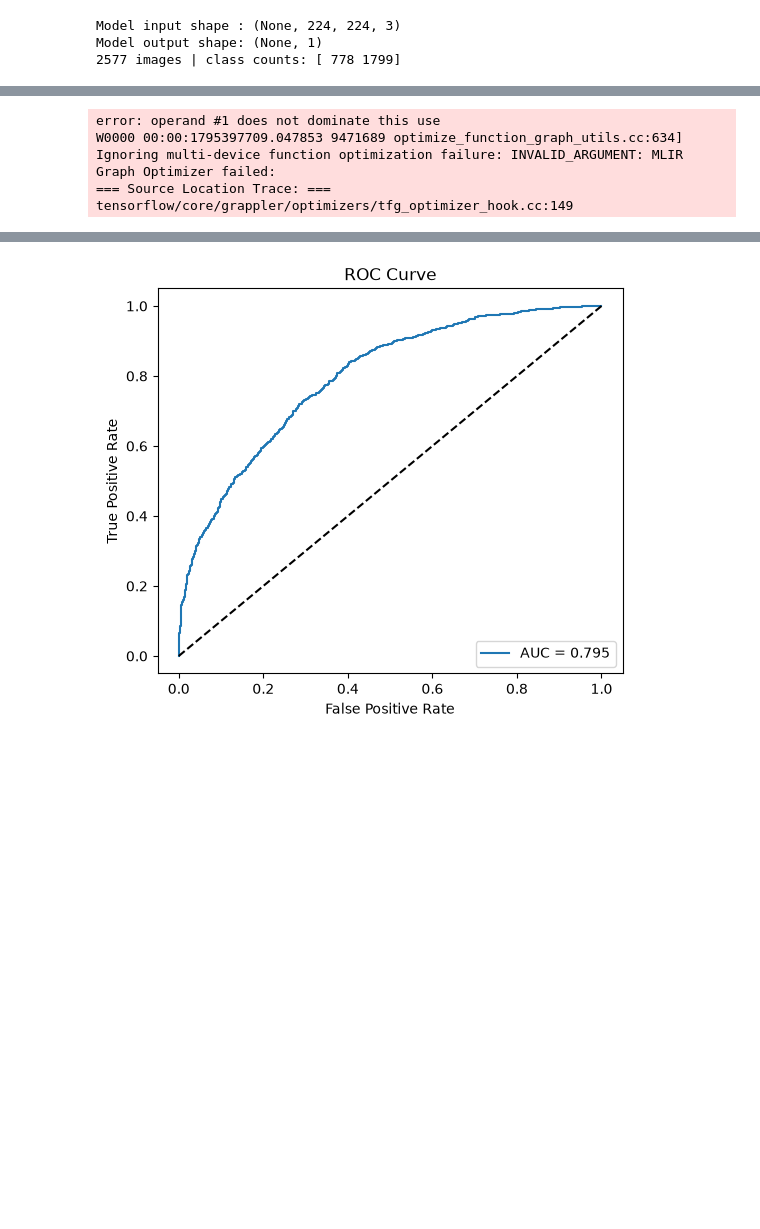
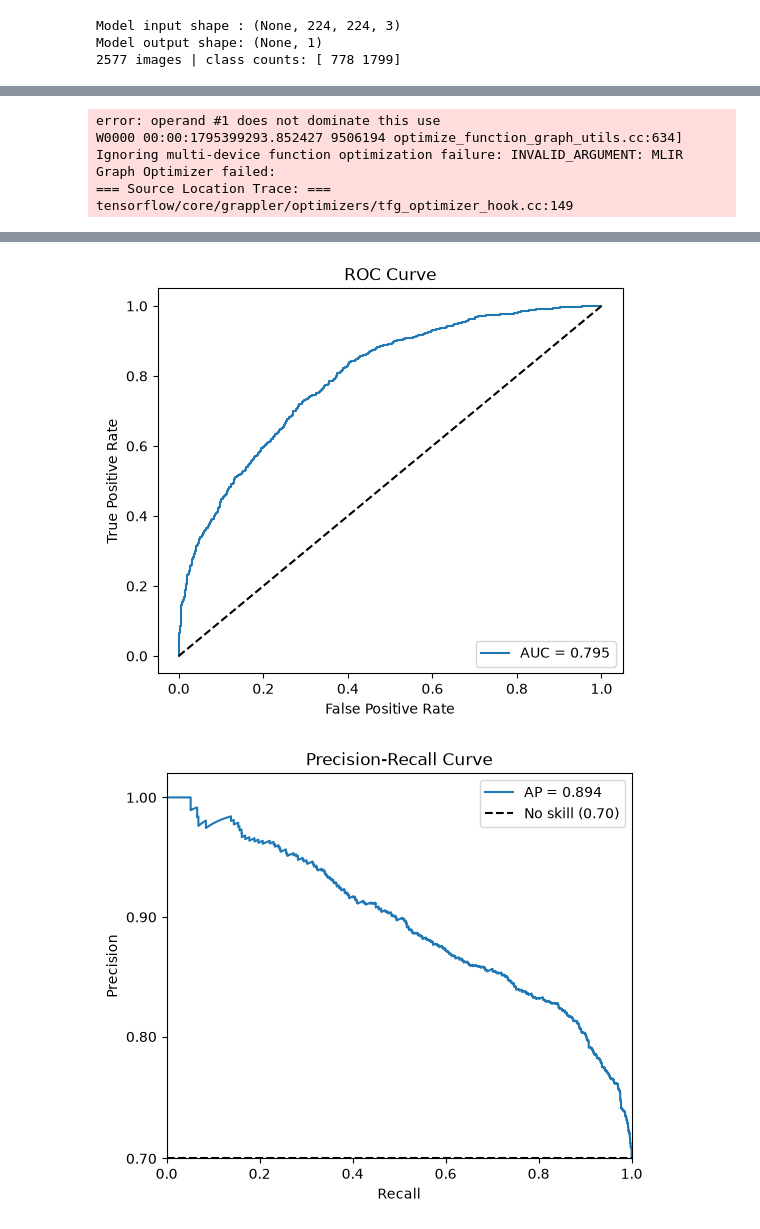
Before and after one commit to gusrutl/BMME575, a Jupyter notebook: notebooks/model_results.ipynb, the cells around one changed output, grey strips where cells are left out. Cells and saved outputs as stored; diff of their text form; code cells hidden in the pictures; blank space fills up the shorter version.

Commit message:
Added precision recall and confusion matrix functionality to model_results.ipynb

```diff
--- a/notebooks/model_results.ipynb
+++ b/notebooks/model_results.ipynb
@@ -48,7 +50,7 @@ def model_metrics(model_path, csv_path, batch_size=18, threshold=0.5):
     prec = precision_score(y_true, y_pred, zero_division=0)
     rec = recall_score(y_true, y_pred, zero_division=0)
     f1 = f1_score(y_true, y_pred, zero_division=0)
-    auc = roc_auc_score(y_true, y_score)
+    auc = roc_auc_score(y_true, y_prob)
 
     # classification report and confusion matrix
     cls_report = classification_report(y_true, y_pred, zero_division=0)
@@ -68,13 +70,37 @@ def model_metrics(model_path, csv_path, batch_size=18, threshold=0.5):
     plt.legend(loc='lower right')
     plt.show()
 
-    results = pd.DataFrame({'Metric': ['Accuracy', 'Precision', 'Recall', 'F1-score', 'ROC-AUC'],
-                            'Value': [acc, prec, rec, f1, auc]})
+    # precision-recall curve with the no-skill baseline as the bottom of the y-axis
+    precision_curve, recall_curve, _ = precision_recall_curve(y_true, y_prob)
+    ap = average_precision_score(y_true, y_prob)
+    baseline = y_true.mean()
 
-    return results, conf_mat, cls_report
+    fig, ax = plt.subplots(figsize=(6, 5))
+    ax.plot(recall_curve, precision_curve, label=f'AP = {ap:.3f}')
+    ax.axhline(baseline, color='k', linestyle='--', label=f'No skill ({baseline:.2f})')
+    ax.set_xlabel('Recall')
+    ax.set_ylabel('Precision')
+    ax.set_title('Precision-Recall Curve')
+    ax.set_xlim(0, 1)
+    ax.set_ylim(baseline, 1.02)
+
+    # baseline tick + round ticks, skipping any that sit too close to the baseline
+    round_ticks = [t for t in np.arange(0.1, 1.01, 0.1) if t - baseline > 0.03]
+    ax.set_yticks([baseline] + round_ticks)
+    ax.yaxis.set_major_formatter(FormatStrFormatter('%.2f'))
+
+    ax.legend(loc='upper right')
+    plt.show()
+
+    results = pd.DataFrame({'Metric': ['Accuracy', 'Precision', 'Recall', 'F1-score', 'ROC-AUC', 'Avg Precision'],
+                            'Value': [acc, prec, rec, f1, auc, ap]})
+
+    return results, conf_mat, cls_report, y_true, y_prob
 # %%
-nonGWO_results = model_metrics(model_path='../output/nonGWO_model.keras', csv_path='../working/test.csv')
-# GWO_results = model_metrics(model_path='../output/GWO_model.keras', csv_path='../working/test.csv')
+nonGWO_results, nonGWO_confusionmatrix, nonGWO_clsreport, nonGWO_ytrue, nonGWO_yprob = model_metrics(
+    model_path='../output/nonGWO_model.keras', csv_path='../working/test.csv')
+# GWO_results, GWO_confusionmatrix, GWO_clsreport, GWO_ytrue, GWO_yprob = model_metrics(
+#     model_path='../output/GWO_model.keras', csv_path='../working/test.csv')
 # %% [output]
 Model input shape : (None, 224, 224, 3)
 Model output shape: (None, 1)
@@ -87,4 +114,4 @@ tensorflow/core/grappler/optimizers/tfg_optimizer_hook.cc:149
 error: operand #1 does not dominate this use
-W0000 00:00:1795397709.047853 9471689 optimize_function_graph_utils.cc:634] Ignoring multi-device function optimization failure: INVALID_ARGUMENT: MLIR Graph Optimizer failed:
+W0000 00:00:1795399293.852427 9506194 optimize_function_graph_utils.cc:634] Ignoring multi-device function optimization failure: INVALID_ARGUMENT: MLIR Graph Optimizer failed:
 === Source Location Trace: ===
 tensorflow/core/grappler/optimizers/tfg_optimizer_hook.cc:149
@@ -92,14 +119,15 @@ tensorflow/core/grappler/optimizers/tfg_optimizer_hook.cc:149
 Prediction shape: (2577,)
               precision    recall  f1-score   support
 
            0       0.55      0.66      0.60       778
            1       0.84      0.77      0.80      1799
 
     accuracy                           0.74      2577
    macro avg       0.70      0.71      0.70      2577
 weighted avg       0.75      0.74      0.74      2577
 
 Confusion matrix (rows = true, cols = predicted):
 [[ 510  268]
  [ 413 1386]]
 [figure]
+[figure, added]
```
Also changed, not shown: parts of 3 cells of this notebook, 1 other file.
